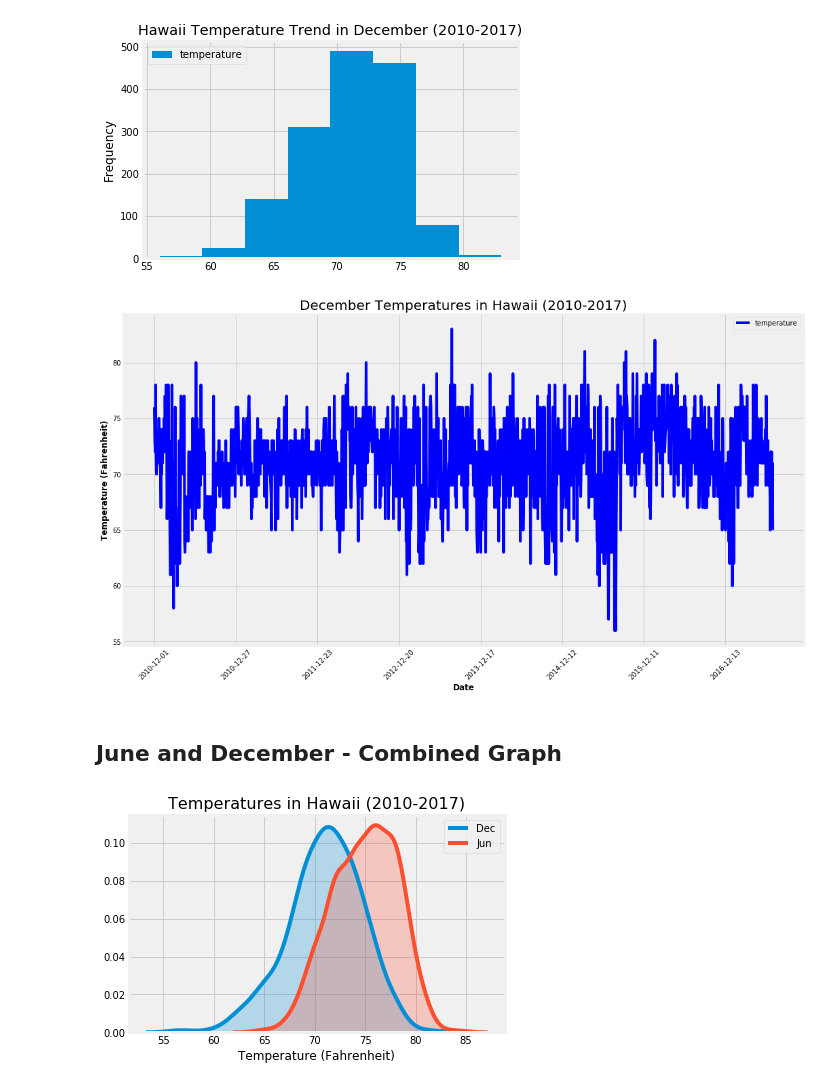
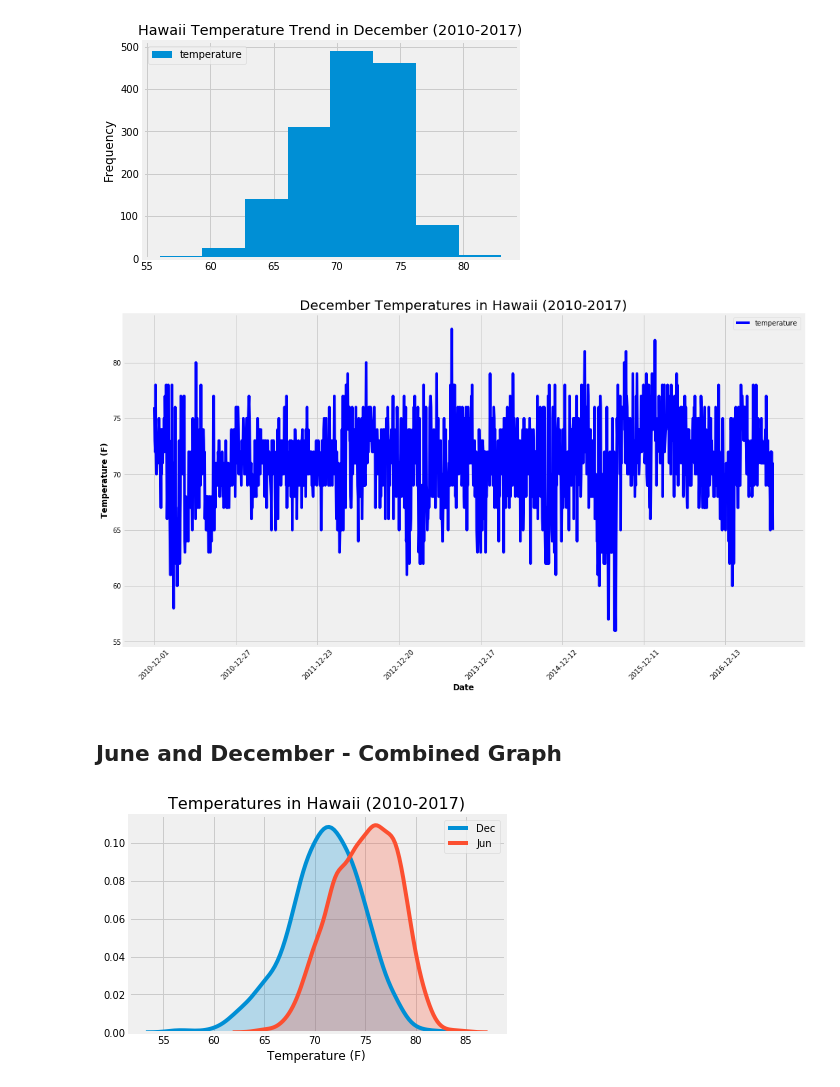
Before and after one commit to jojobear2020/Surfs_Up, a Jupyter notebook: SurfsUp_Challenge.ipynb, the cells around one changed output. Drawn from its saved outputs; the diff is of its cells as text; code cells hidden in the pictures.

```diff
--- a/SurfsUp_Challenge.ipynb
+++ b/SurfsUp_Challenge.ipynb
@@ -177,26 +177,26 @@ dec_graph = df_dec.plot(figsize = (16, 9),
                         legend=True,
                         grid=True,
                         color='b')
-plot.ylabel('Temperature (Fahrenheit)', weight='bold')
+plot.ylabel('Temperature (F)', weight='bold')
 plot.xlabel('Date', weight='bold')
 plot.title("December Temperatures in Hawaii (2010-2017)", fontsize=20)
 #save graph
 plot.savefig("analysis/dec_temp_trend.png")
 plot.show()
 # %% [output]
-[figure, old version]
+[figure, new version]
 # %% [markdown]
 ## June and December - Combined Graph
 # %%
 import seaborn as sns
 
 sns.kdeplot(df_dec['temperature'], label='Dec', shade=True)
 sns.kdeplot(df_jun['temperature'], label='Jun', shade=True)
-plot.xlabel('Temperature (Fahrenheit)')
+plot.xlabel('Temperature (F)')
 plot.title("Temperatures in Hawaii (2010-2017)", fontsize=16)
 
 #save graph
 plot.savefig("analysis/jun_dec_temp_kdeplot.png")
 plot.show()
 # %% [output]
-[figure, old version]
+[figure, new version]
```
Also changed, not shown: parts of 1 cell of this notebook.
